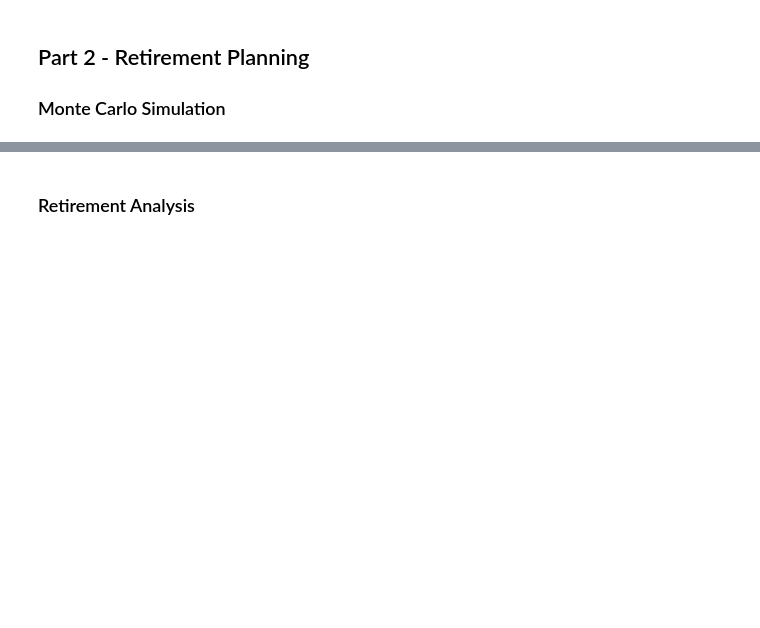
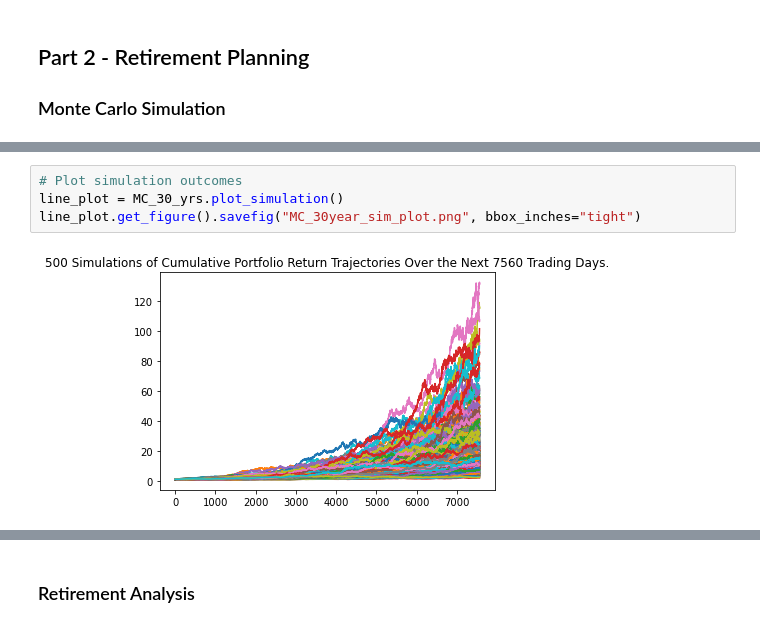
Before and after one commit to Satheeshbm/API_Assignment, a Jupyter notebook: Assignment/Main_assignment.ipynb, the cells around one changed output, grey strips where cells are left out. Cells and saved outputs as stored; diff of their text form; blank space fills up the shorter version.

```diff
--- a/Assignment/Main_assignment.ipynb
+++ b/Assignment/Main_assignment.ipynb
@@ -252,2 +268,8 @@ Running Monte Carlo simulation number 490.
+# %%
+# Plot simulation outcomes
+line_plot = MC_30_yrs.plot_simulation()
+line_plot.get_figure().savefig("MC_30year_sim_plot.png", bbox_inches="tight")
+# %% [output]
+[figure, added]
 # %%
 # Plot probability distribution and confidence intervals
```
Also changed, not shown: parts of 14 cells of this notebook, 3 other files.
